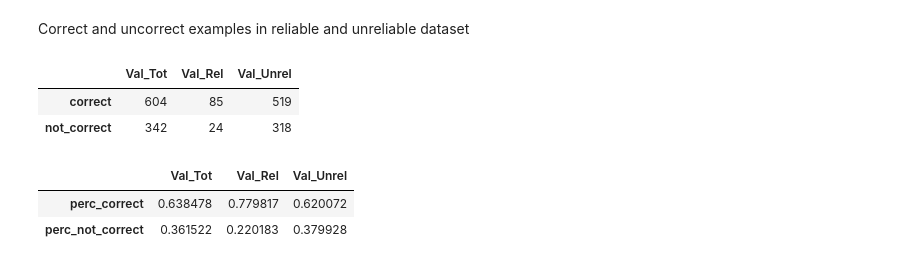
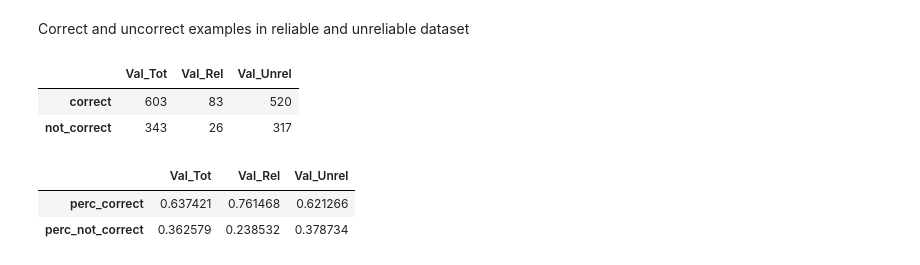
Before and after one commit to GiovannaNicora/reliability, a Jupyter notebook: sc_classification/AML329D20SingleCellClassification_LR.ipynb, the cells around one changed output. Cells and saved outputs as stored; diff of their text form; code cells hidden in the pictures.

```diff
--- a/sc_classification/AML329D20SingleCellClassification.ipynb
+++ b/sc_classification/AML329D20SingleCellClassification_LR.ipynb
@@ -112,8 +112,9 @@ from pop_implemetation import *
 train_border_examples = X_train[np.argwhere(np.sum(np.abs(isborder_train), axis=1)!=0).ravel(),:]
 ytrain_border_examples = y_train[np.argwhere(np.sum(np.abs(isborder_train), axis=1)!=0).ravel()]
 # %%
-clf_svm = SVC()
-scores_svm = cross_validate(clf_svm, X_train,
+
+clf_lr = LogisticRegression(penalty='l1', solver='liblinear')  # Lasso
+scores_lr= cross_validate(clf_lr, X_train,
                         y_train, cv=5,
                         scoring={'accuracy_score':make_scorer(accuracy_score),
                                  'precision_score':make_scorer(precision_score),
@@ -121,5 +122,5 @@ scores_svm = cross_validate(clf_svm, X_train,
                                  'mcc':make_scorer(matthews_corrcoef)})
 # %%
 # Training on the entire training set
-clf_svm.fit(X_train, y_train)
+clf_lr.fit(X_train, y_train)
 # %% [output]
@@ -226,15 +228,15 @@ vald
 # %% [output]
 Counter({1: 709, 0: 237})
 # %%
-ypred_val_svm = clf_svm.predict(X_val)
+ypred_val_lr = clf_lr.predict(X_val)
 
-acc_val_svm = accuracy_score(y_val, ypred_val_svm)
+acc_val_lr = accuracy_score(y_val, ypred_val_lr)
 
-prec_val_svm = precision_score(y_val, ypred_val_svm)  # Precision decrease a lot! (form 86% to 56%)
+prec_val_lr = precision_score(y_val, ypred_val_lr)  # Precision decrease a lot! (form 86% to 56%)
 
-rec_val_svm = recall_score(y_val, ypred_val_svm)
+rec_val_lr = recall_score(y_val, ypred_val_lr)
 
-mcc_val_svm = matthews_corrcoef(y_val, ypred_val_svm)
+mcc_val_lr = matthews_corrcoef(y_val, ypred_val_lr)
 
-tn_val_svm, fp_val_svm, fn_val_svm, tp_val_svm = confusion_matrix(y_val, ypred_val_svm).ravel()
+tn_val_lr, fp_val_lr, fn_val_lr, tp_val_lr = confusion_matrix(y_val, ypred_val_lr).ravel()
 # %%
@@ -253,6 +255,7 @@ Specificity on validation:0.7721518987341772
 # %%
 ## Reliability on Validation set
 n_border_val = [0] * X_val.shape[0]
+is_border_val = np.zeros(X_val.shape)
 for c in list(range(X_val.shape[0])):
     # print(c)
     xval = X_val[c]
@@ -262,6 +265,7 @@ for c in list(range(X_val.shape[0])):
         bor = bor + check_is_border(xval[i], attr2innerb_train_val[i], inner=True)
         if 'Outer' in bor or 'Inner' in bor:
             n_border_val[c] = n_border_val[c] + 1
+            is_border_val[c, i] = 1
 # %%
 rel_val = 1 - np.array(n_border_val) / X_val.shape[1]
 unreliable_val = np.argwhere(rel_val == 0).ravel()
@@ -402,28 +410,28 @@ Confidence intervals for Sensitivity on Validation:0.5624971590452021-0.62509099
 # %% [markdown]
 Correct and uncorrect examples in reliable and unreliable dataset
 # %%
-correct_val = (y_val == ypred_val_svm).astype(int)
-correct_val_rel = (y_val[reliable_val] == ypred_val_svm[reliable_val]).astype(int)
-correct_val_unrel = (y_val[unreliable_val] == ypred_val_svm[unreliable_val]).astype(int)
+correct_val = (y_val == ypred_val_lr).astype(int)
+correct_val_rel = (y_val[reliable_val] == ypred_val_lr[reliable_val]).astype(int)
+correct_val_unrel = (y_val[unreliable_val] == ypred_val_lr[unreliable_val]).astype(int)
 
 n_correct_val = len(np.where(correct_val==1)[0])
 n_uncorrect_val = len(np.where(correct_val==0)[0])
 
 n_correct_val_rel = len(np.where(correct_val_rel==1)[0])
 n_uncorrect_val_rel = len(np.where(correct_val_rel==0)[0])
 
 n_correct_val_unrel = len(np.where(correct_val_unrel==1)[0])
 n_uncorrect_val_unrel = len(np.where(correct_val_unrel==0)[0])
 
 df_c = pd.DataFrame(dict(Val_Tot=[n_correct_val, n_uncorrect_val],
                          Val_Rel=[n_correct_val_rel, n_uncorrect_val_rel],
                          Val_Unrel=[n_correct_val_unrel, n_uncorrect_val_unrel]
                         ), index=['correct', 'not_correct'])
 df_c
 # %% [output]
 |  | Val_Tot | Val_Rel | Val_Unrel |
-| correct | 604 | 85 | 519 |
-| not_correct | 342 | 24 | 318 |
+| correct | 603 | 83 | 520 |
+| not_correct | 343 | 26 | 317 |
 # %%
 df_c_p = pd.DataFrame(dict(Val_Tot=[n_correct_val/len(y_val), n_uncorrect_val/len(y_val)],
                          Val_Rel=[n_correct_val_rel/len(reliable_val), n_uncorrect_val_rel/len(reliable_val)],
@@ -433,5 +441,5 @@ df_c_p = pd.DataFrame(dict(Val_Tot=[n_correct_val/len(y_val), n_uncorrect_val/le
 df_c_p
 # %% [output]
 |  | Val_Tot | Val_Rel | Val_Unrel |
-| perc_correct | 0.638478 | 0.779817 | 0.620072 |
-| perc_not_correct | 0.361522 | 0.220183 | 0.379928 |
+| perc_correct | 0.637421 | 0.761468 | 0.621266 |
+| perc_not_correct | 0.362579 | 0.238532 | 0.378734 |
```
Also changed, not shown: parts of 19 cells of this notebook, 1 other file.
